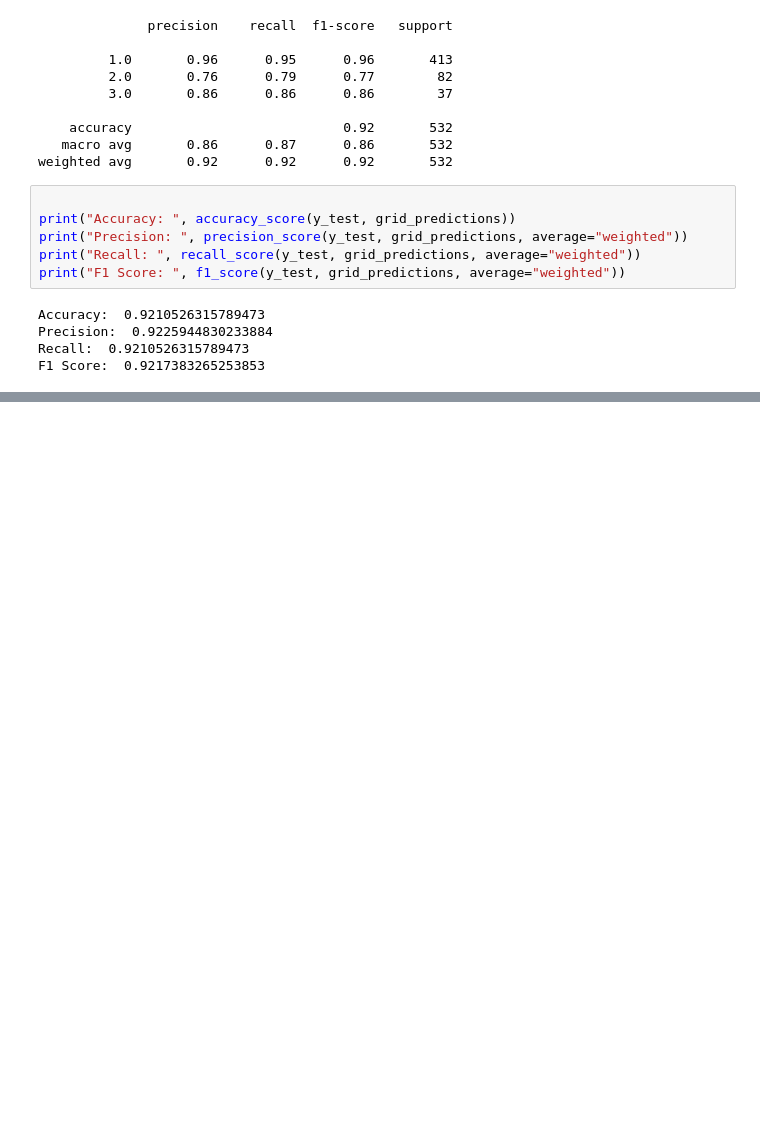
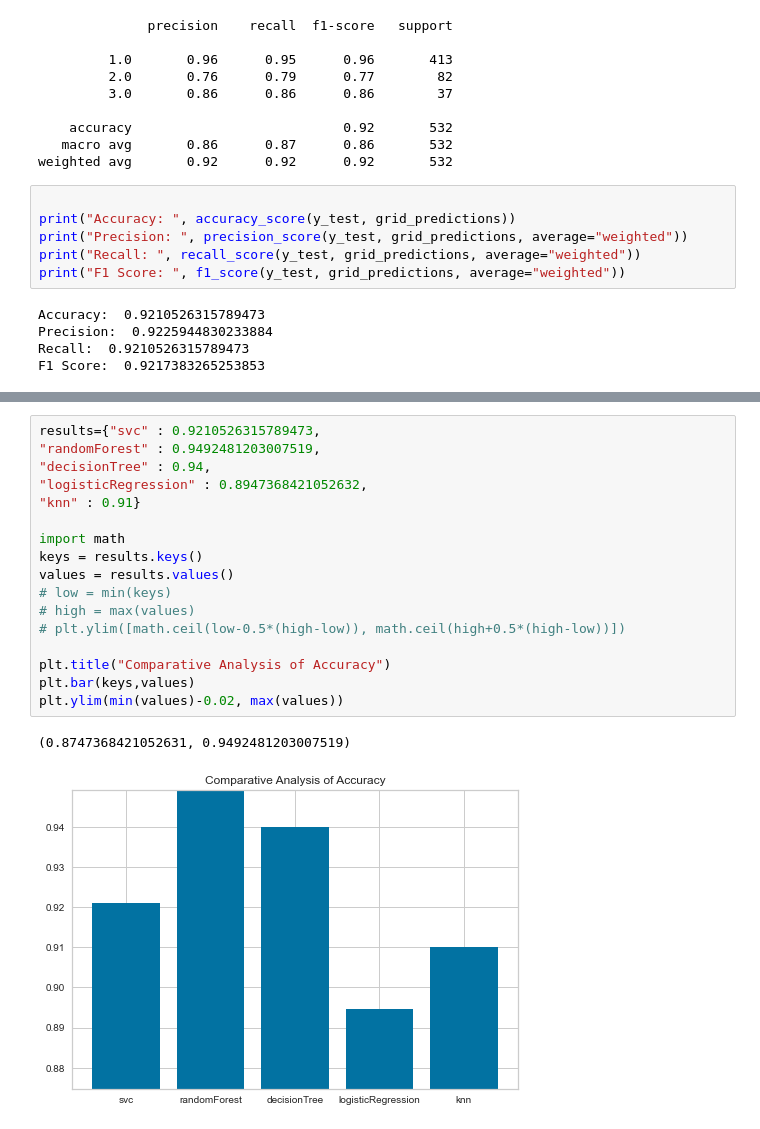
Before and after one commit to akshajt/Specialization-Classification, a Jupyter notebook: Classification - Fetal Health.ipynb, the cells around one changed output, grey strips where cells are left out. Cells and saved outputs as stored; diff of their text form; blank space fills up the shorter version.

```diff
--- a/Classification - Fetal Health.ipynb
+++ b/Classification - Fetal Health.ipynb
@@ -390,0 +392,20 @@ visualizerSVC.show()
+# %%
+results={"svc" : 0.9210526315789473,
+"randomForest" : 0.9492481203007519,
+"decisionTree" : 0.94,
+"logisticRegression" : 0.8947368421052632,
+"knn" : 0.91}
+
+import math
+keys = results.keys()
+values = results.values()
+# low = min(keys)
+# high = max(values)
+# plt.ylim([math.ceil(low-0.5*(high-low)), math.ceil(high+0.5*(high-low))])
+
+plt.title("Comparative Analysis of Accuracy")
+plt.bar(keys,values)
+plt.ylim(min(values)-0.02, max(values))
+# %% [output]
+(0.8747368421052631, 0.9492481203007519)
+[figure, added]
```
Also changed, not shown: parts of 10 cells of this notebook.
